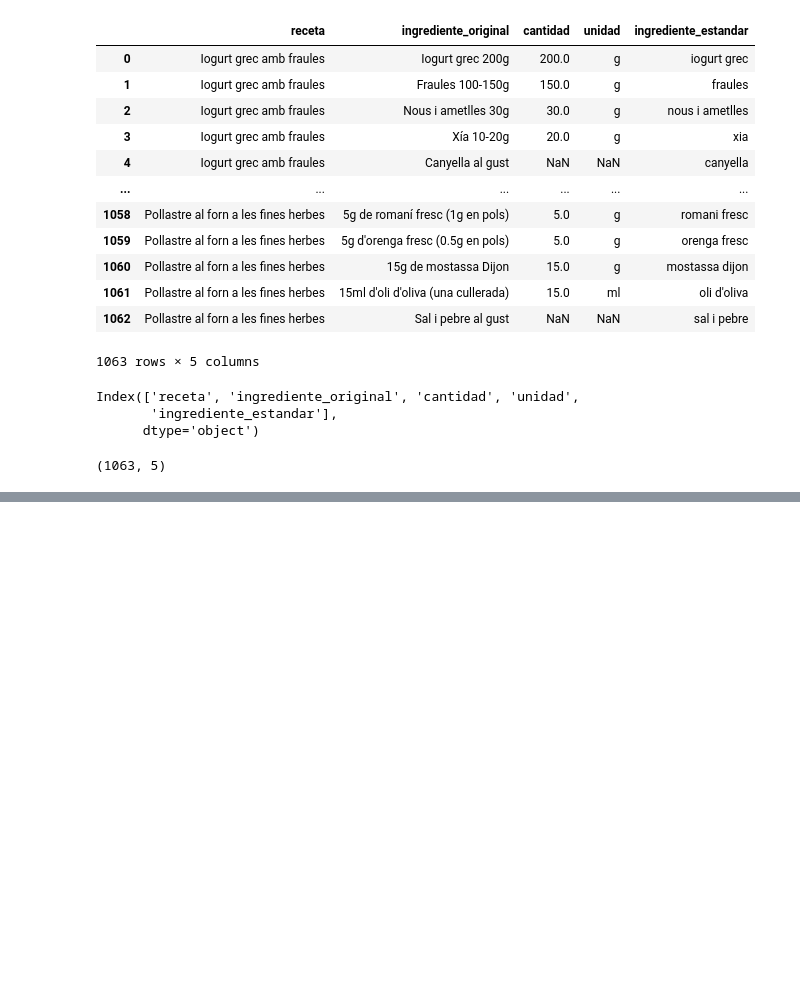
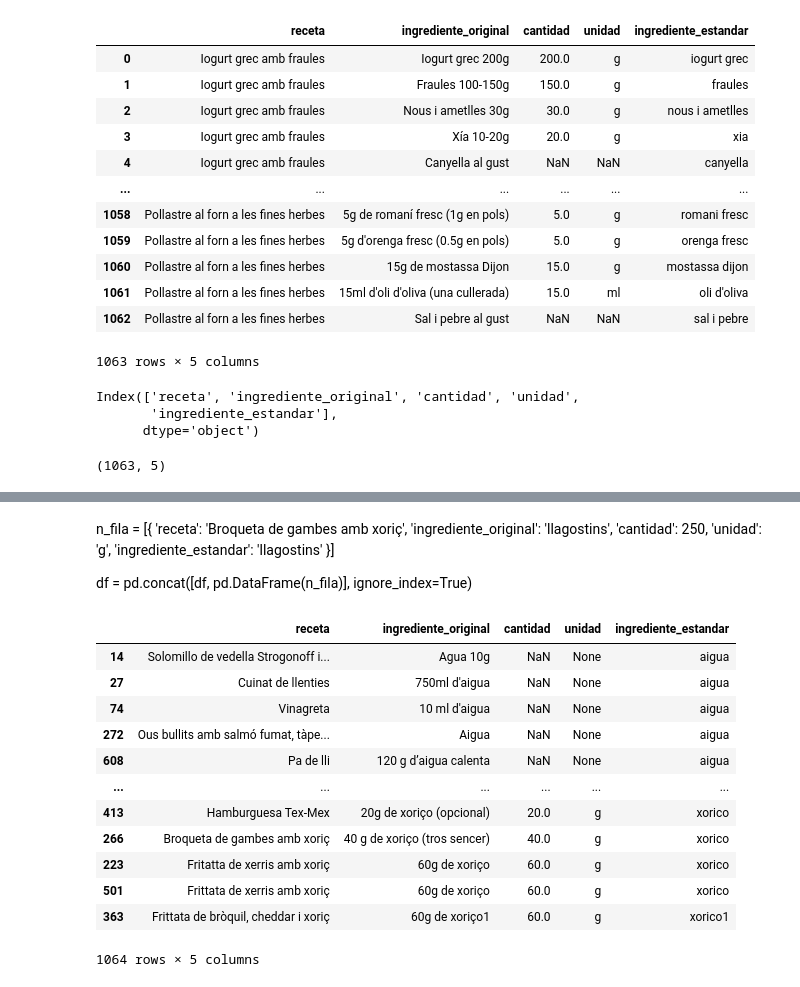
Before and after one commit to TonioDominguez/nutri_test, a Jupyter notebook: estandarizacion_en_detalle.ipynb, the cells around one changed output, grey strips where cells are left out. Saved outputs shown, nothing was run; the diff lists cells and outputs as text; code cells hidden in the pictures; blank space fills up the shorter version.

```diff
--- a/estandarizacion_en_detalle.ipynb
+++ b/estandarizacion_en_detalle.ipynb
@@ -88,6 +81,26 @@ df[df['ingrediente_estandar'].str.contains("ou")]
-# %%
-df.loc[[798], 'cantidad'] = 2
-# %%
-df.loc[[798, 822], 'unidad'] = None
-# %%
-df.loc[[798, 822], 'ingrediente_estandar'] = 'alls'
+# %% [markdown]
+n_fila = [{
+    'receta': 'Broqueta de gambes amb xoriç',
+    'ingrediente_original': 'llagostins',
+    'cantidad': 250,
+    'unidad': 'g',
+    'ingrediente_estandar': 'llagostins'
+}]
+
+df = pd.concat([df, pd.DataFrame(n_fila)], ignore_index=True)
+# %%
+df.sort_values(by=['ingrediente_estandar', 'cantidad'], ascending=[True, True])
+# %% [output]
+|  | receta | ingrediente_original | cantidad | unidad | ingrediente_estandar |
+| 14 | Solomillo de vedella Strogonoff i... | Agua 10g | NaN | None | aigua |
+| 27 | Cuinat de llenties | 750ml d'aigua | NaN | None | aigua |
+| 74 | Vinagreta | 10 ml d'aigua | NaN | None | aigua |
+| 272 | Ous bullits amb salmó fumat, tàpe... | Aigua | NaN | None | aigua |
+| 608 | Pa de lli | 120 g d’aigua calenta | NaN | None | aigua |
+| ... | ... | ... | ... | ... | ... |
+| 413 | Hamburguesa Tex-Mex | 20g de xoriço (opcional) | 20.0 | g | xorico |
+| 266 | Broqueta de gambes amb xoriç | 40 g de xoriço (tros sencer) | 40.0 | g | xorico |
+| 223 | Fritatta de xerris amb xoriç | 60g de xoriço | 60.0 | g | xorico |
+| 501 | Frittata de xerris amb xoriç | 60g de xoriço | 60.0 | g | xorico |
+| 363 | Frittata de bròquil, cheddar i xoriç | 60g de xoriço1 | 60.0 | g | xorico1 |
+1064 rows × 5 columns
```
Also changed, not shown: parts of 12 cells of this notebook, 1 other file.
